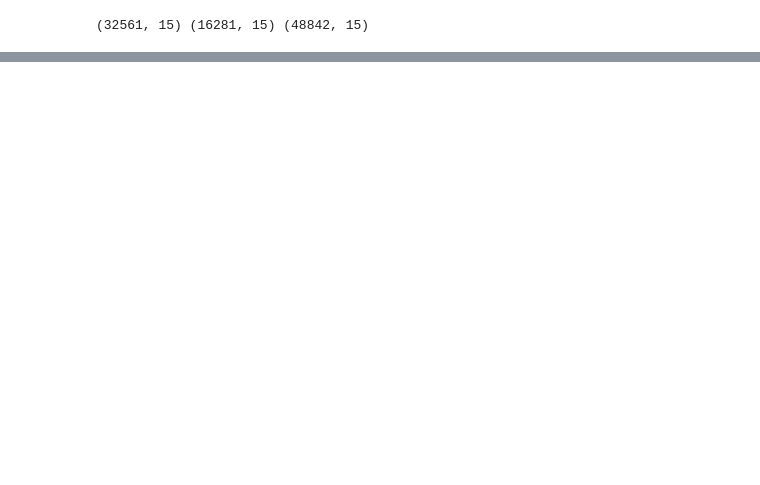
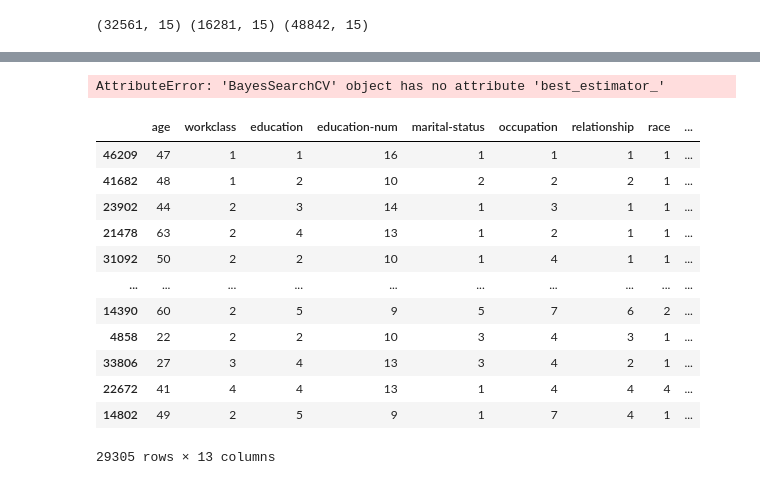
Before and after one commit to VPDeb/DS-Unit-2-Applied-Modeling, a Jupyter notebook: Build Week Project/Debebe U2BW.ipynb, the cells around one changed output, grey strips where cells are left out. Cells and saved outputs as stored; diff of their text form; code cells hidden in the pictures; blank space fills up the shorter version.

```diff
--- a/Build Week Project/Debebe U2BW.ipynb
+++ b/Build Week Project/Debebe U2BW.ipynb
@@ -96,0 +295,7 @@ NameError: name 'census' is not defined
+# %%
+#Split data randomly with a 60/20/20 split
+
+train, val, test = np.split(census.sample(frac=1), [int(.6*len(census)), int(.8*len(census))])
+print('Training Set:',train.head(1))
+print('Validation Set:',val.head(1))
+print('Test Set',test.head(1))
@@ -96,0 +320,4 @@ NameError: name 'census' is not defined
+# %%
+#Split the data into X and y for training the model and making predictions
+y_train = train[target]
+X_train = train.drop(target,axis=1)
@@ -96,0 +351,7 @@ NameError: name 'census' is not defined
+# %%
+#Starting with a pipeline. Using OrdinalEncoder for the object columns, we do not need and Imputer since they were all filled with top values and I am working with XGBClassifier.
+model = make_pipeline(
+    OrdinalEncoder(),
+    XGBClassifier(n_jobs=-1)
+)
+model.fit(X_train,y_train)
@@ -96,0 +386,7 @@ NameError: name 'census' is not defined
+# %%
+ore = OrdinalEncoder()
+XTO_train = ore.fit_transform(X_train)
+
+model = XGBClassifier()
+
+model.fit(XTO_train,y_train)
@@ -96,0 +447,22 @@ NameError: name 'census' is not defined
+# %%
+print('Training accuracy:', model_cv.score(XTO_train, y_train))
+print('Validation accuracy:', model_cv.best_score_)
+      #(X_val, y_val))
+# %% [output]
+AttributeError: 'BayesSearchCV' object has no attribute 'best_estimator_'
+# %%
+XTO_train
+# %% [output]
+|  | age | workclass | education | education-num | marital-status | occupation | relationship | race | ... |
+| 46209 | 47 | 1 | 1 | 16 | 1 | 1 | 1 | 1 | ... |
+| 41682 | 48 | 1 | 2 | 10 | 2 | 2 | 2 | 1 | ... |
+| 23902 | 44 | 2 | 3 | 14 | 1 | 3 | 1 | 1 | ... |
+| 21478 | 63 | 2 | 4 | 13 | 1 | 2 | 1 | 1 | ... |
+| 31092 | 50 | 2 | 2 | 10 | 1 | 4 | 1 | 1 | ... |
+| ... | ... | ... | ... | ... | ... | ... | ... | ... | ... |
+| 14390 | 60 | 2 | 5 | 9 | 5 | 7 | 6 | 2 | ... |
+| 4858 | 22 | 2 | 2 | 10 | 3 | 4 | 3 | 1 | ... |
+| 33806 | 27 | 3 | 4 | 13 | 3 | 4 | 2 | 1 | ... |
+| 22672 | 41 | 4 | 4 | 13 | 1 | 4 | 4 | 4 | ... |
+| 14802 | 49 | 2 | 5 | 9 | 1 | 7 | 4 | 1 | ... |
+29305 rows × 13 columns
```
Also changed, not shown: parts of 48 cells of this notebook, 2 other files.
